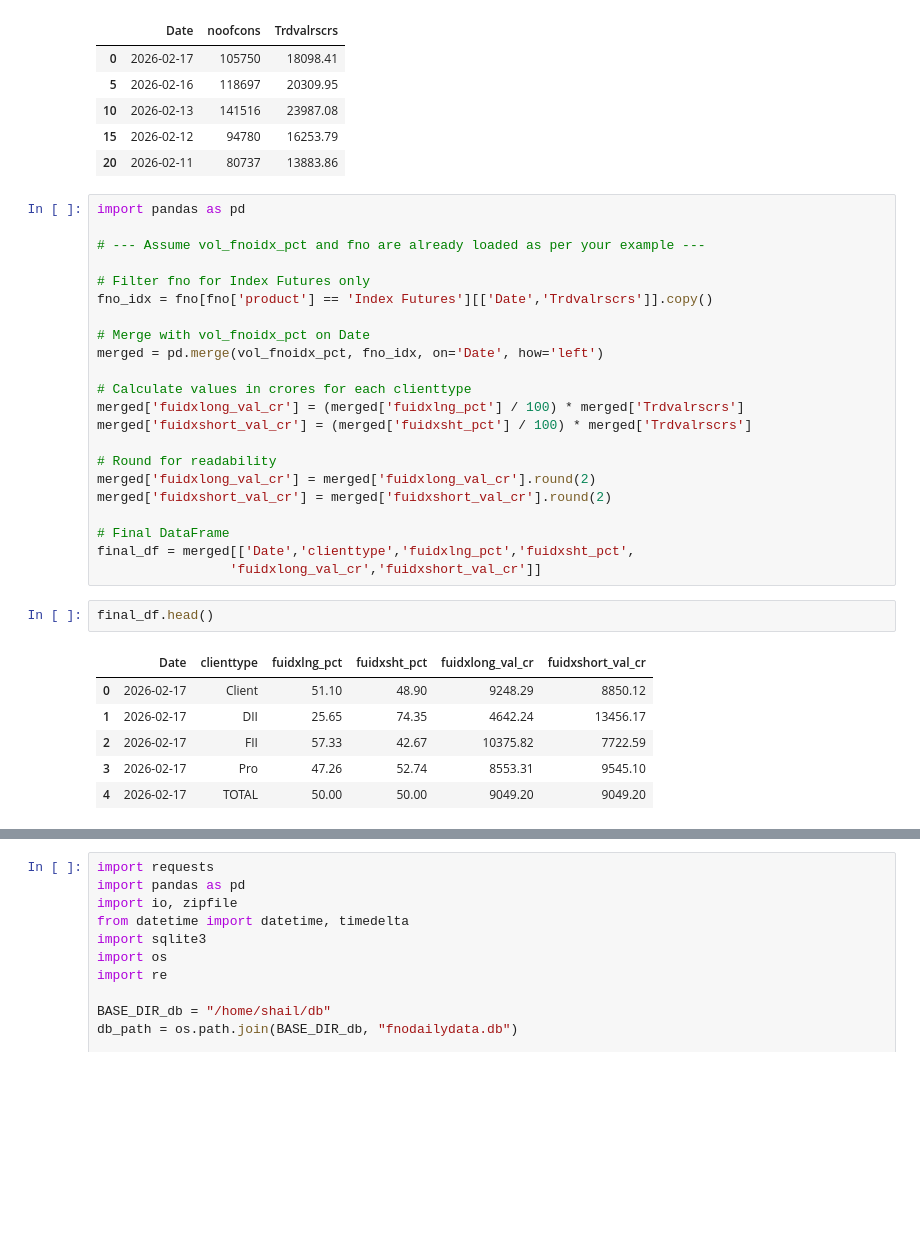
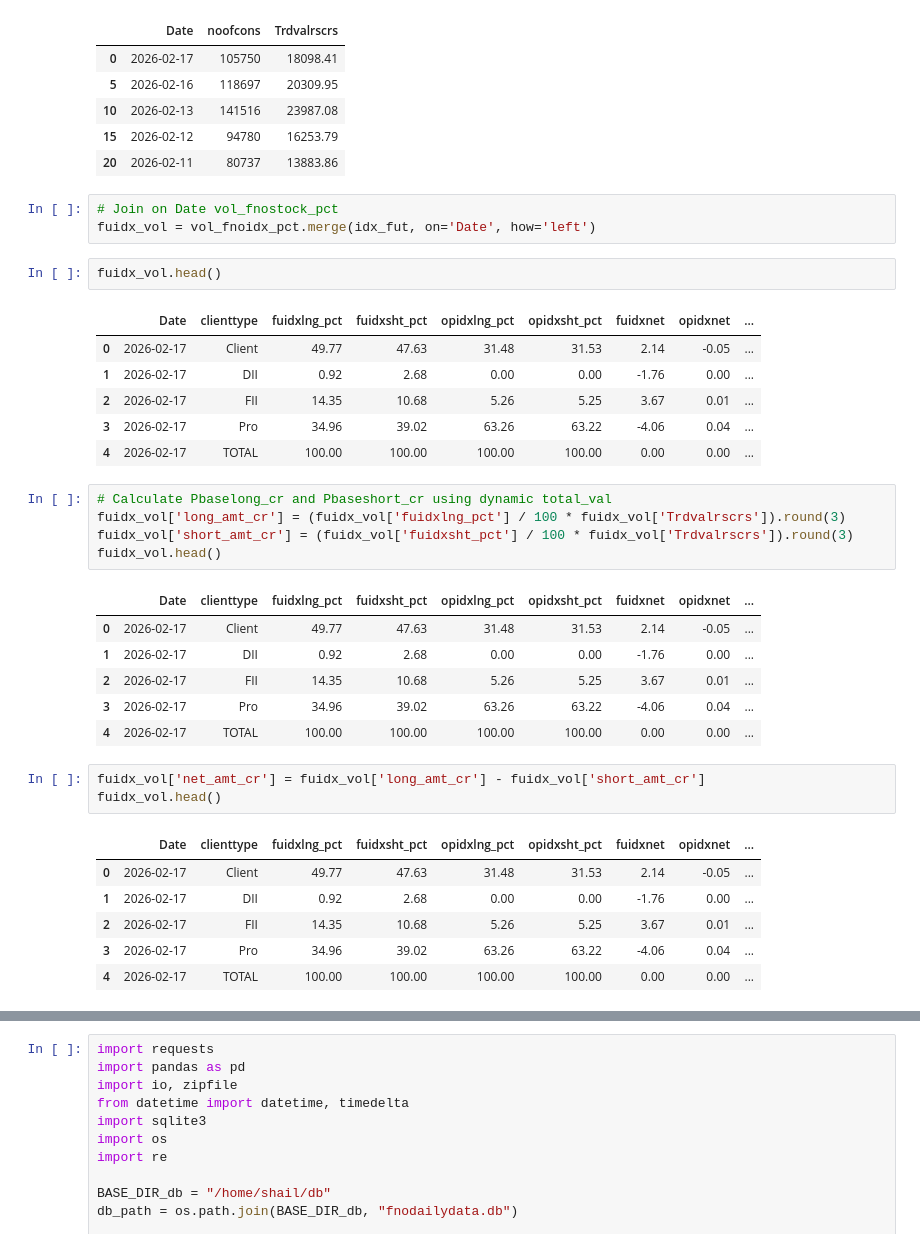
Before and after one commit to shailsun28/stockshortlisting, a Jupyter notebook: Untitled1.ipynb, the cells around one changed output, grey strips where cells are left out. Saved outputs shown, nothing was run; the diff lists cells and outputs as text; blank space fills up the shorter version.

```diff
--- a/Untitled1.ipynb
+++ b/Untitled1.ipynb
@@ -557,33 +546,36 @@ idx_fut.head()
 | 15 | 2026-02-12 | 94780 | 16253.79 |
 | 20 | 2026-02-11 | 80737 | 13883.86 |
 # %%
-import pandas as pd
-
-# --- Assume vol_fnoidx_pct and fno are already loaded as per your example ---
-
-# Filter fno for Index Futures only
-fno_idx = fno[fno['product'] == 'Index Futures'][['Date','Trdvalrscrs']].copy()
-
-# Merge with vol_fnoidx_pct on Date
-merged = pd.merge(vol_fnoidx_pct, fno_idx, on='Date', how='left')
-
-# Calculate values in crores for each clienttype
-merged['fuidxlong_val_cr'] = (merged['fuidxlng_pct'] / 100) * merged['Trdvalrscrs']
-merged['fuidxshort_val_cr'] = (merged['fuidxsht_pct'] / 100) * merged['Trdvalrscrs']
-
-# Round for readability
-merged['fuidxlong_val_cr'] = merged['fuidxlong_val_cr'].round(2)
-merged['fuidxshort_val_cr'] = merged['fuidxshort_val_cr'].round(2)
-
-# Final DataFrame
-final_df = merged[['Date','clienttype','fuidxlng_pct','fuidxsht_pct',
-                 'fuidxlong_val_cr','fuidxshort_val_cr']]
+# Join on Date vol_fnostock_pct
+fuidx_vol = vol_fnoidx_pct.merge(idx_fut, on='Date', how='left')
+# %%
+fuidx_vol.head()
+# %% [output]
+|  | Date | clienttype | fuidxlng_pct | fuidxsht_pct | opidxlng_pct | opidxsht_pct | fuidxnet | opidxnet | ... |
+| 0 | 2026-02-17 | Client | 49.77 | 47.63 | 31.48 | 31.53 | 2.14 | -0.05 | ... |
+| 1 | 2026-02-17 | DII | 0.92 | 2.68 | 0.00 | 0.00 | -1.76 | 0.00 | ... |
+| 2 | 2026-02-17 | FII | 14.35 | 10.68 | 5.26 | 5.25 | 3.67 | 0.01 | ... |
+| 3 | 2026-02-17 | Pro | 34.96 | 39.02 | 63.26 | 63.22 | -4.06 | 0.04 | ... |
+| 4 | 2026-02-17 | TOTAL | 100.00 | 100.00 | 100.00 | 100.00 | 0.00 | 0.00 | ... |
 # %%
-final_df.head()
+# Calculate Pbaselong_cr and Pbaseshort_cr using dynamic total_val
+fuidx_vol['long_amt_cr'] = (fuidx_vol['fuidxlng_pct'] / 100 * fuidx_vol['Trdvalrscrs']).round(3)
+fuidx_vol['short_amt_cr'] = (fuidx_vol['fuidxsht_pct'] / 100 * fuidx_vol['Trdvalrscrs']).round(3)
+fuidx_vol.head()
 # %% [output]
-|  | Date | clienttype | fuidxlng_pct | fuidxsht_pct | fuidxlong_val_cr | fuidxshort_val_cr |
-| 0 | 2026-02-17 | Client | 51.10 | 48.90 | 9248.29 | 8850.12 |
-| 1 | 2026-02-17 | DII | 25.65 | 74.35 | 4642.24 | 13456.17 |
-| 2 | 2026-02-17 | FII | 57.33 | 42.67 | 10375.82 | 7722.59 |
-| 3 | 2026-02-17 | Pro | 47.26 | 52.74 | 8553.31 | 9545.10 |
-| 4 | 2026-02-17 | TOTAL | 50.00 | 50.00 | 9049.20 | 9049.20 |
+|  | Date | clienttype | fuidxlng_pct | fuidxsht_pct | opidxlng_pct | opidxsht_pct | fuidxnet | opidxnet | ... |
+| 0 | 2026-02-17 | Client | 49.77 | 47.63 | 31.48 | 31.53 | 2.14 | -0.05 | ... |
+| 1 | 2026-02-17 | DII | 0.92 | 2.68 | 0.00 | 0.00 | -1.76 | 0.00 | ... |
+| 2 | 2026-02-17 | FII | 14.35 | 10.68 | 5.26 | 5.25 | 3.67 | 0.01 | ... |
+| 3 | 2026-02-17 | Pro | 34.96 | 39.02 | 63.26 | 63.22 | -4.06 | 0.04 | ... |
+| 4 | 2026-02-17 | TOTAL | 100.00 | 100.00 | 100.00 | 100.00 | 0.00 | 0.00 | ... |
+# %%
+fuidx_vol['net_amt_cr'] = fuidx_vol['long_amt_cr'] - fuidx_vol['short_amt_cr']
+fuidx_vol.head()
+# %% [output]
+|  | Date | clienttype | fuidxlng_pct | fuidxsht_pct | opidxlng_pct | opidxsht_pct | fuidxnet | opidxnet | ... |
+| 0 | 2026-02-17 | Client | 49.77 | 47.63 | 31.48 | 31.53 | 2.14 | -0.05 | ... |
+| 1 | 2026-02-17 | DII | 0.92 | 2.68 | 0.00 | 0.00 | -1.76 | 0.00 | ... |
+| 2 | 2026-02-17 | FII | 14.35 | 10.68 | 5.26 | 5.25 | 3.67 | 0.01 | ... |
+| 3 | 2026-02-17 | Pro | 34.96 | 39.02 | 63.26 | 63.22 | -4.06 | 0.04 | ... |
+| 4 | 2026-02-17 | TOTAL | 100.00 | 100.00 | 100.00 | 100.00 | 0.00 | 0.00 | ... |
```
Also changed, not shown: parts of 6 cells of this notebook.
